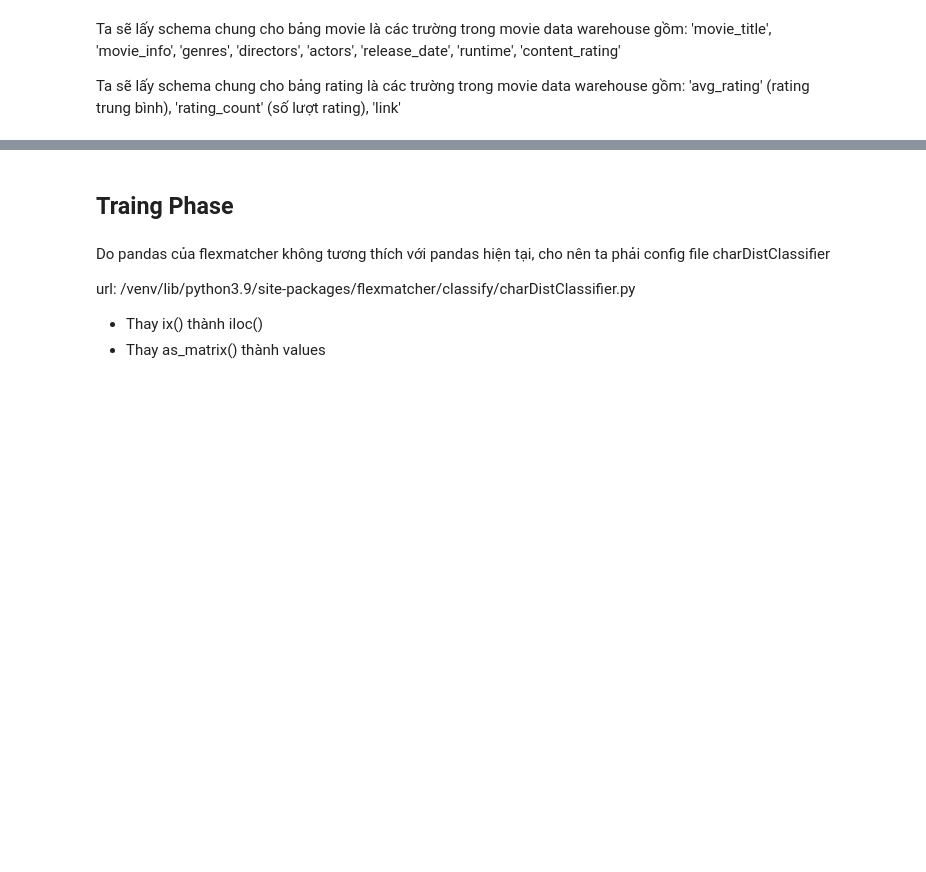
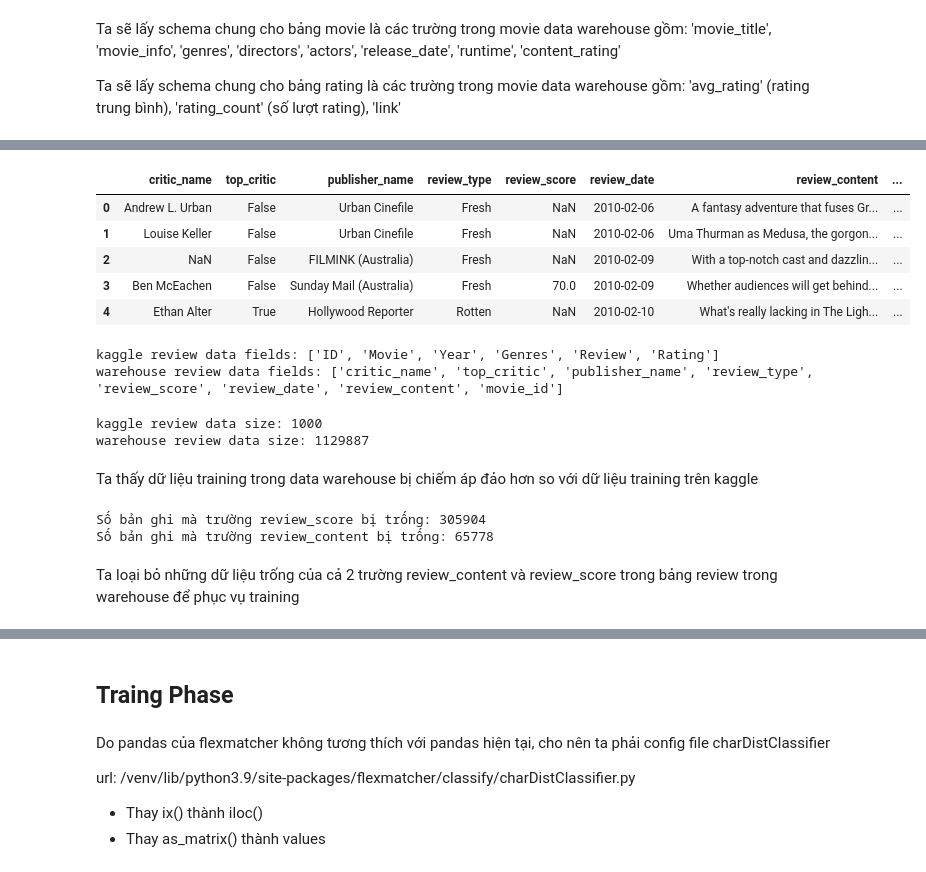
Before and after one commit to TranAnhVu0411/Data_Integration_Project_Group_23, a Jupyter notebook: schema_matching.ipynb, the cells around one changed output, grey strips where cells are left out. Cells and saved outputs as stored; diff of their text form; code cells hidden in the pictures; blank space fills up the shorter version.

```diff
--- a/schema_matching.ipynb
+++ b/schema_matching.ipynb
@@ -120,0 +148,32 @@ df_warehouse_rating_train = df_warehouse_rating_train.astype(create_convert_dict
+# %%
+df_review_warehouse = pd.read_csv("/Users/trananhvu/Documents/Tichhopdulieu/Data_Integration_Group23/Data/warehouse/tomato_review.csv")
+df_review_warehouse.head()
+# %% [output]
+|  | critic_name | top_critic | publisher_name | review_type | review_score | review_date | review_content | ... |
+| 0 | Andrew L. Urban | False | Urban Cinefile | Fresh | NaN | 2010-02-06 | A fantasy adventure that fuses Gr... | ... |
+| 1 | Louise Keller | False | Urban Cinefile | Fresh | NaN | 2010-02-06 | Uma Thurman as Medusa, the gorgon... | ... |
+| 2 | NaN | False | FILMINK (Australia) | Fresh | NaN | 2010-02-09 | With a top-notch cast and dazzlin... | ... |
+| 3 | Ben McEachen | False | Sunday Mail (Australia) | Fresh | 70.0 | 2010-02-09 | Whether audiences will get behind... | ... |
+| 4 | Ethan Alter | True | Hollywood Reporter | Rotten | NaN | 2010-02-10 | What's really lacking in The Ligh... | ... |
+# %%
+print("kaggle review data fields: "+str(list(df_review.columns)))
+print("warehouse review data fields: "+str(list(df_review_warehouse.columns)))
+# %% [output]
+kaggle review data fields: ['ID', 'Movie', 'Year', 'Genres', 'Review', 'Rating']
+warehouse review data fields: ['critic_name', 'top_critic', 'publisher_name', 'review_type', 'review_score', 'review_date', 'review_content', 'movie_id']
+# %%
+print("kaggle review data size: "+str(len(df_review)))
+print("warehouse review data size: "+str(len(df_review_warehouse)))
+# %% [output]
+kaggle review data size: 1000
+warehouse review data size: 1129887
+# %% [markdown]
+Ta thấy dữ liệu training trong data warehouse bị chiếm áp đảo hơn so với dữ liệu training trên kaggle
+# %%
+print("Số bản ghi mà trường review_score bị trống: " + str(sum(df_review_warehouse["review_score"].isna())))
+print("Số bản ghi mà trường review_content bị trống: " + str(sum(df_review_warehouse["review_content"].isna())))
+# %% [output]
+Số bản ghi mà trường review_score bị trống: 305904
+Số bản ghi mà trường review_content bị trống: 65778
+# %% [markdown]
+Ta loại bỏ những dữ liệu trống của cả 2 trường review_content và review_score trong bảng review trong warehouse để phục vụ training
```
Also changed, not shown: parts of 22 cells of this notebook, 4 other files.
